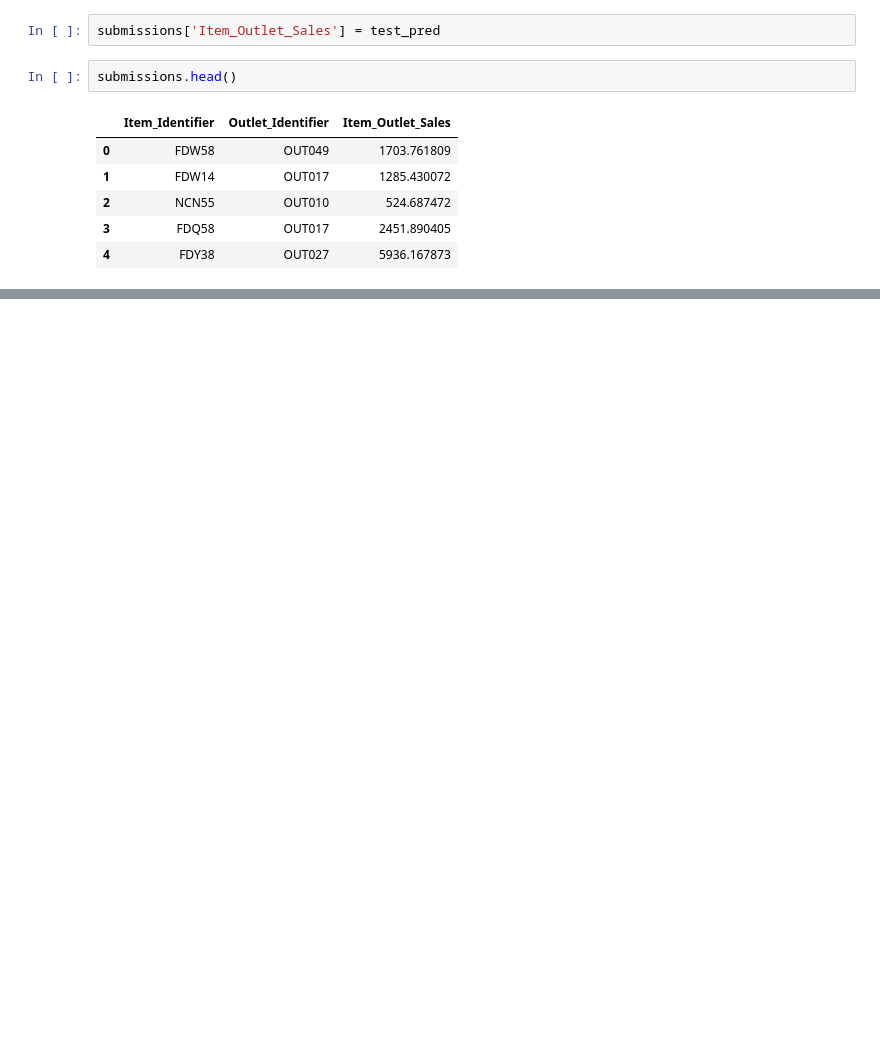
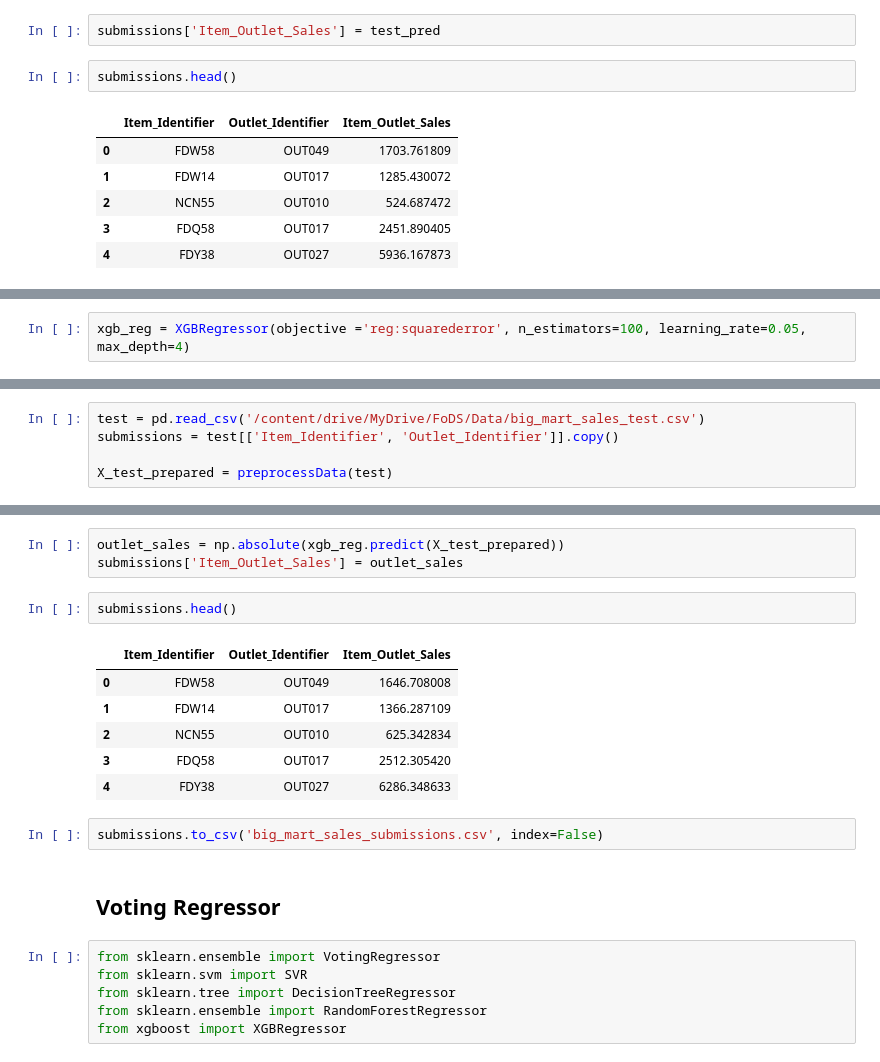
Before and after one commit to harsha-vardhan-v/Big-Mart-Sales-Prediction, a Jupyter notebook: bigmart_sales_predictor.ipynb, the cells around one changed output, grey strips where cells are left out. Cells and saved outputs as stored; diff of their text form; blank space fills up the shorter version.

```diff
--- a/bigmart_sales_predictor.ipynb
+++ b/bigmart_sales_predictor.ipynb
@@ -804,0 +1160,2 @@ submissions.to_csv('big_mart_sales_submissions.csv')
+# %%
+xgb_reg = XGBRegressor(objective ='reg:squarederror', n_estimators=100, learning_rate=0.05, max_depth=4)
@@ -804,0 +1173,5 @@ submissions.to_csv('big_mart_sales_submissions.csv')
+# %%
+test = pd.read_csv('/content/drive/MyDrive/FoDS/Data/big_mart_sales_test.csv')
+submissions = test[['Item_Identifier', 'Outlet_Identifier']].copy()
+
+X_test_prepared = preprocessData(test)
@@ -804,0 +1191,22 @@ submissions.to_csv('big_mart_sales_submissions.csv')
+# %%
+outlet_sales = np.absolute(xgb_reg.predict(X_test_prepared))
+submissions['Item_Outlet_Sales'] = outlet_sales
+# %%
+submissions.head()
+# %% [output]
+|  | Item_Identifier | Outlet_Identifier | Item_Outlet_Sales |
+| 0 | FDW58 | OUT049 | 1646.708008 |
+| 1 | FDW14 | OUT017 | 1366.287109 |
+| 2 | NCN55 | OUT010 | 625.342834 |
+| 3 | FDQ58 | OUT017 | 2512.305420 |
+| 4 | FDY38 | OUT027 | 6286.348633 |
+# %%
+submissions.to_csv('big_mart_sales_submissions.csv', index=False)
+# %% [markdown]
+## Voting Regressor
+# %%
+from sklearn.ensemble import VotingRegressor
+from sklearn.svm import SVR
+from sklearn.tree import DecisionTreeRegressor
+from sklearn.ensemble import RandomForestRegressor
+from xgboost import XGBRegressor
```
Also changed, not shown: parts of 75 cells of this notebook.
